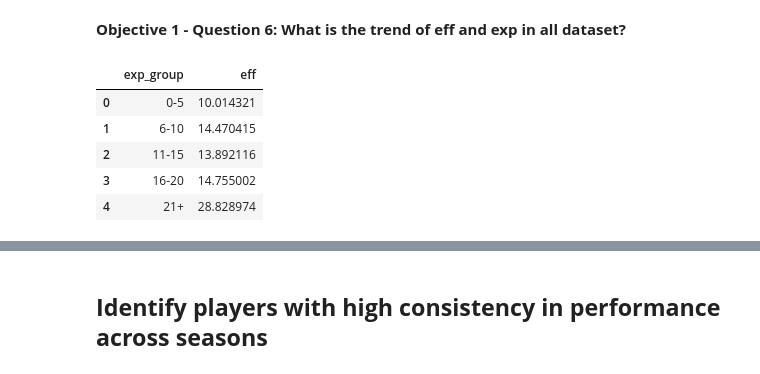
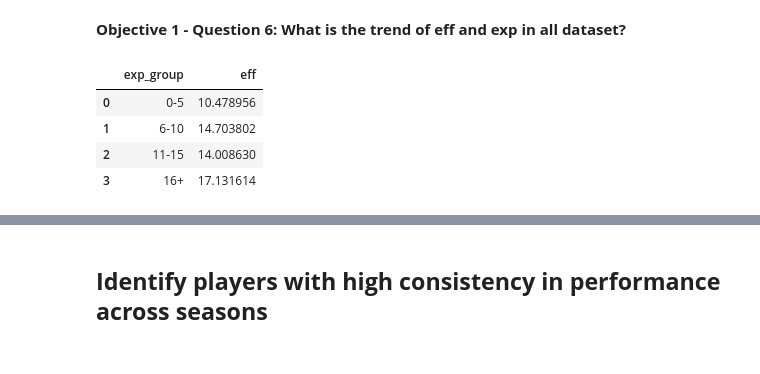
Before and after one commit to chocoCaro/Intro_DS, a Jupyter notebook: [data4life]_objective_1.ipynb, the cells around one changed output, grey strips where cells are left out. Saved outputs shown, nothing was run; the diff lists cells and outputs as text; code cells hidden in the pictures.

```diff
--- a/[data4life]_objective_1.ipynb
+++ b/[data4life]_objective_1.ipynb
@@ -97,7 +97,7 @@ In `player_stats` has 29 columns where:
 # %% [markdown]
 ### **CLEAN DATA**
 # %%
-nba_roster = nba_roster[['player', 'height', 'weight', 'exp', 'age', 'team', 'season']]
+nba_roster = nba_roster[['player', 'height', 'weight', 'age', 'exp', 'team', 'season']]
 
 nba_roster = nba_roster.rename(columns={'player': 'name'})
 # %%
@@ -412,10 +411,0 @@ plt.show()
-# %%
-bins_age = [20, 25, 30, 35, 40]
-labels_age = ['20-25', '26-30', '31-35', '36+']
-merged_data['age_group'] = pd.cut(merged_data['age'], bins=bins_age, labels=labels_age, right=False)
-
-age_group_stats = merged_data.groupby('age_group', observed=True).agg({
-    'eff': 'mean'
-}).reset_index()
-
-age_group_stats
@@ -448,22 +412,21 @@ plt.show()
 # %% [markdown]
 **Objective 1 - Question 6: What is the trend of eff and exp in all dataset?**
 # %%
-bins_exp = [0, 5, 10, 15, 20, 25]
-labels_exp = ['0-5', '6-10', '11-15', '16-20', '21+']
-merged_data['exp_group'] = pd.cut(merged_data['exp'], bins=bins_exp, labels=labels_exp, right=False)
+bins_exp = [0, 5, 10, 15]
+labels_exp = ['0-5', '6-10', '11-15', '16+']
+merged_data['exp_group'] = pd.cut(merged_data['exp'], bins=len(bins_exp), labels=labels_exp, right=False)
 
 exp_group_stats = merged_data.groupby('exp_group', observed=True).agg({
     'eff': 'mean'
 }).reset_index()
 
 exp_group_stats
 # %% [output]
 |  | exp_group | eff |
-| 0 | 0-5 | 10.014321 |
-| 1 | 6-10 | 14.470415 |
-| 2 | 11-15 | 13.892116 |
-| 3 | 16-20 | 14.755002 |
-| 4 | 21+ | 28.828974 |
+| 0 | 0-5 | 10.478956 |
+| 1 | 6-10 | 14.703802 |
+| 2 | 11-15 | 14.008630 |
+| 3 | 16+ | 17.131614 |
 # %%
 plt.figure(figsize=(12, 6))
 
```
Also changed, not shown: parts of 16 cells of this notebook, 3 other files.
